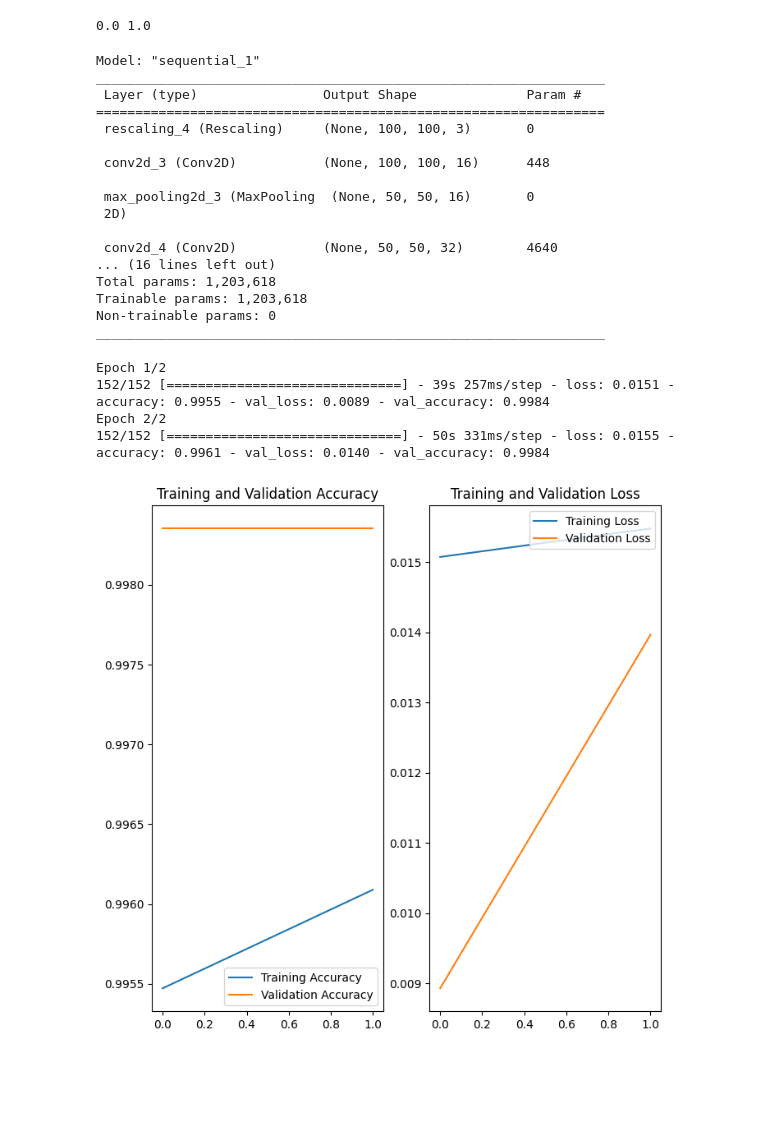
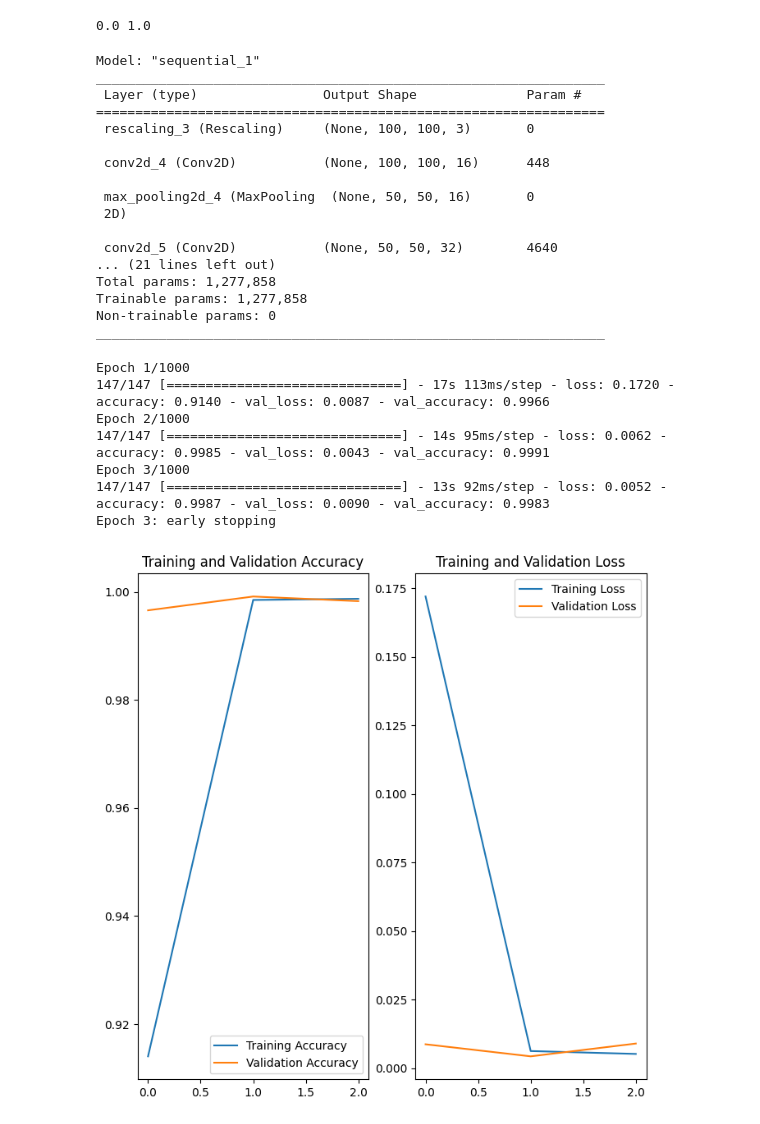
Before and after one commit to NevinG/AIM-Spring-2023-Team-Nevin, a Jupyter notebook: Nevin/classificationModel.ipynb, the cells around one changed output. Saved outputs shown, nothing was run; the diff lists cells and outputs as text; code cells hidden in the pictures; blank space fills up the shorter version.

```diff
--- a/Nevin/classificationModel.ipynb
+++ b/Nevin/classificationModel.ipynb
@@ -81,8 +73,10 @@ model = Sequential([
   layers.MaxPooling2D(),
   layers.Conv2D(64, 3, padding='same', activation='relu'),
   layers.MaxPooling2D(),
+  layers.Conv2D(128, 3, padding='same', activation='relu'),
+  layers.MaxPooling2D(),
   layers.Flatten(),
-  layers.Dense(128, activation='relu'),
+  layers.Dense(256, activation='relu'),
   layers.Dense(num_classes)
 ])
 # %%
@@ -96,54 +90,59 @@ Model: "sequential_1"
 _________________________________________________________________
  Layer (type)                Output Shape              Param #
 =================================================================
- rescaling_4 (Rescaling)     (None, 100, 100, 3)       0
+ rescaling_3 (Rescaling)     (None, 100, 100, 3)       0
 
- conv2d_3 (Conv2D)           (None, 100, 100, 16)      448
+ conv2d_4 (Conv2D)           (None, 100, 100, 16)      448
 
- max_pooling2d_3 (MaxPooling  (None, 50, 50, 16)       0
+ max_pooling2d_4 (MaxPooling  (None, 50, 50, 16)       0
  2D)
 
- conv2d_4 (Conv2D)           (None, 50, 50, 32)        4640
-... (16 lines left out)
-Total params: 1,203,618
-Trainable params: 1,203,618
+ conv2d_5 (Conv2D)           (None, 50, 50, 32)        4640
+... (21 lines left out)
+Total params: 1,277,858
+Trainable params: 1,277,858
 Non-trainable params: 0
 _________________________________________________________________
 # %%
-epochs=2
+epochs= 1000
+es = keras.callbacks.EarlyStopping(monitor='val_loss', mode='min', verbose=1)
 history = model.fit(
   train_ds,
   validation_data=val_ds,
-  epochs=epochs
+  epochs=epochs,
+  callbacks = [es]
 )
 # %% [output]
-Epoch 1/2
-152/152 [==============================] - 39s 257ms/step - loss: 0.0151 - accuracy: 0.9955 - val_loss: 0.0089 - val_accuracy: 0.9984
-Epoch 2/2
-152/152 [==============================] - 50s 331ms/step - loss: 0.0155 - accuracy: 0.9961 - val_loss: 0.0140 - val_accuracy: 0.9984
+Epoch 1/1000
+147/147 [==============================] - 17s 113ms/step - loss: 0.1720 - accuracy: 0.9140 - val_loss: 0.0087 - val_accuracy: 0.9966
+Epoch 2/1000
+147/147 [==============================] - 14s 95ms/step - loss: 0.0062 - accuracy: 0.9985 - val_loss: 0.0043 - val_accuracy: 0.9991
+Epoch 3/1000
+147/147 [==============================] - 13s 92ms/step - loss: 0.0052 - accuracy: 0.9987 - val_loss: 0.0090 - val_accuracy: 0.9983
+Epoch 3: early stopping
 # %%
 acc = history.history['accuracy']
 val_acc = history.history['val_accuracy']
 
 loss = history.history['loss']
 val_loss = history.history['val_loss']
 
 epochs_range = range(epochs)
 
 plt.figure(figsize=(8, 8))
 plt.subplot(1, 2, 1)
-plt.plot(epochs_range, acc, label='Training Accuracy')
-plt.plot(epochs_range, val_acc, label='Validation Accuracy')
+plt.plot(acc, label='Training Accuracy')
+plt.plot(val_acc, label='Validation Accuracy')
 plt.legend(loc='lower right')
 plt.title('Training and Validation Accuracy')
 
 plt.subplot(1, 2, 2)
-plt.plot(epochs_range, loss, label='Training Loss')
-plt.plot(epochs_range, val_loss, label='Validation Loss')
+plt.plot(loss, label='Training Loss')
+plt.plot(val_loss, label='Validation Loss')
 plt.legend(loc='upper right')
 plt.title('Training and Validation Loss')
 plt.show()
 # %% [output]
-[figure, old version]
+[figure, new version]
 # %%
 #save the model
```
Also changed, not shown: parts of 6 cells of this notebook, 8 other files.
